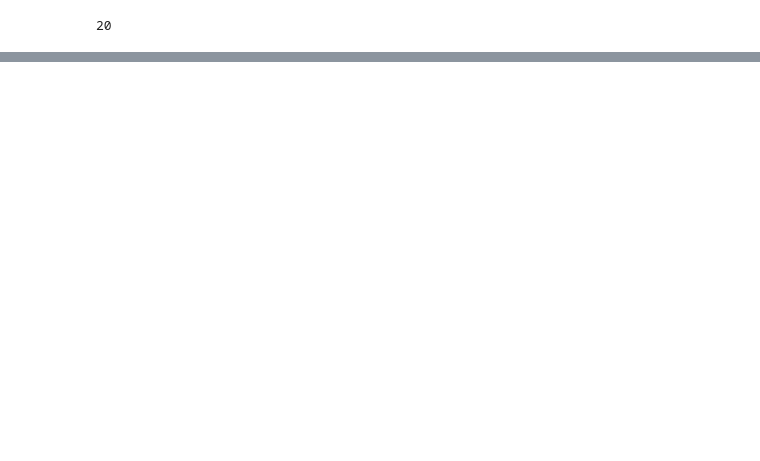
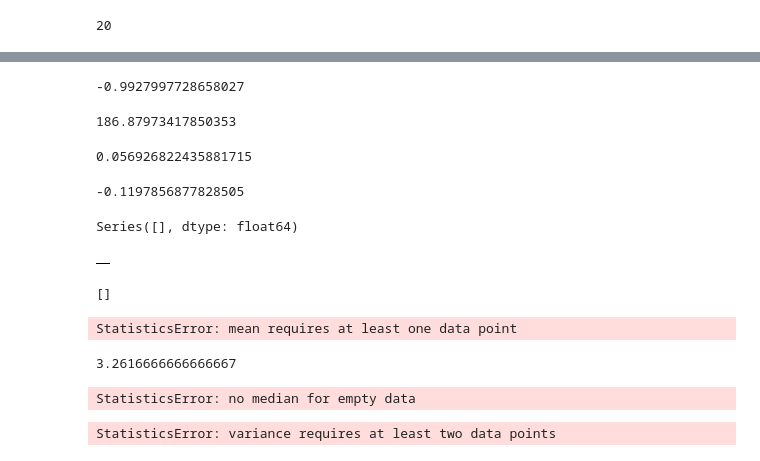
Before and after one commit to wcmckee/wcmckee, a Jupyter notebook: ldparx.ipynb, the cells around one changed output, grey strips where cells are left out. Saved outputs shown, nothing was run; the diff lists cells and outputs as text; code cells hidden in the pictures; blank space fills up the shorter version.

```diff
--- a/ldparx.ipynb
+++ b/ldparx.ipynb
@@ -53,0 +62,2 @@ OrderedDict([('title', 'Monster Results'),
+# %%
+nument = len(nojsn['entries'])
@@ -53,0 +66,2 @@ OrderedDict([('title', 'Monster Results'),
+# %%
+gnamaut = list()
@@ -53,0 +106,4 @@ OrderedDict([('title', 'Monster Results'),
+# %%
+outafiv = list()
+# %%
+dictgiv = dict()
@@ -53,0 +236,44 @@ OrderedDict([('title', 'Monster Results'),
+# %%
+math.cos(stsgr)
+# %% [output]
+-0.9927997728658027
+# %%
+math.degrees(stsgr)
+# %% [output]
+186.87973417850353
+# %%
+math.radians(stsgr)
+# %% [output]
+0.056926822435881715
+# %%
+math.sin(stsgr)
+# %% [output]
+-0.1197856877828505
+# %%
+pandas.TimeSeries(outafiv)
+# %% [output]
+Series([], dtype: float64)
+# %%
+pandas.DataFrame(outafiv)
+# %% [output]
+|  |
+# %%
+grfxp
+# %% [output]
+[]
+# %%
+stsgr = statistics.mean(outafiv)
+# %% [output]
+StatisticsError: mean requires at least one data point
+# %%
+stsgr
+# %% [output]
+3.2616666666666667
+# %%
+stqgr = statistics.median(outafiv)
+# %% [output]
+StatisticsError: no median for empty data
+# %%
+statistics.variance(grfxp)
+# %% [output]
+StatisticsError: variance requires at least two data points
```
Also changed, not shown: parts of 55 cells of this notebook.
